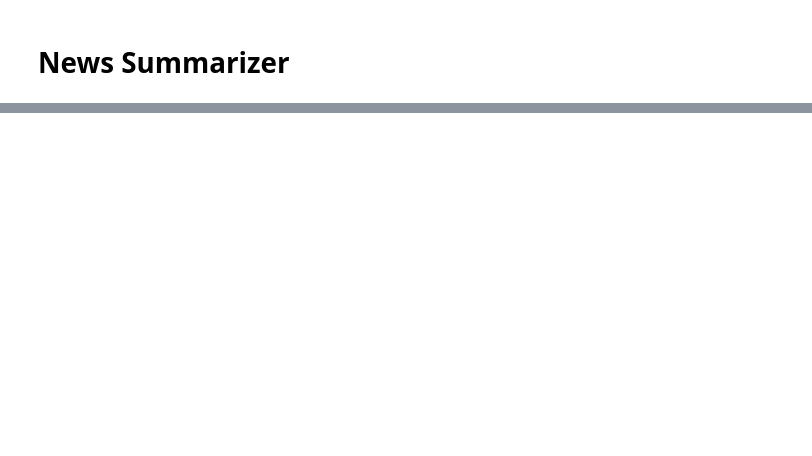
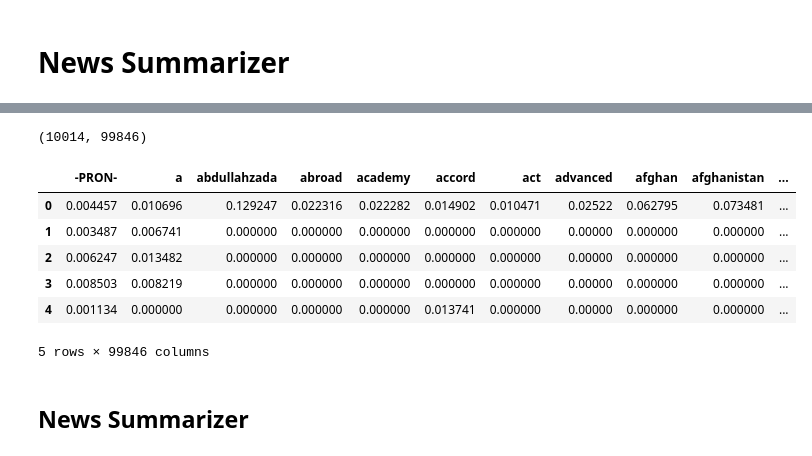
Before and after one commit to leodlca/news-summarizer, a Jupyter notebook: news-summarizer.ipynb, the cells around one changed output, grey strips where cells are left out. Saved outputs shown, nothing was run; the diff lists cells and outputs as text; code cells hidden in the pictures; blank space fills up the shorter version.

```diff
--- a/news-summarizer.ipynb
+++ b/news-summarizer.ipynb
@@ -92,26 +91,36 @@ df.loc[0, 'content']
 # %%
 nlp = spacy.load('en_core_web_sm')
 
 def keep_token(t):
     return (t.is_alpha and
             not (t.is_space or t.is_punct or
                  t.is_stop or t.like_num))
 
 def lemmatize_doc(doc):
     return [t.lemma_ for t in doc if keep_token(t)]
 
-def preprocess(texts, no_below=1e-3, no_above=.2):
+def preprocess(texts):
     docs = [lemmatize_doc(nlp(doc)) for doc in texts]
     docs_dict = Dictionary(docs)
-    docs_dict.filter_extremes(no_below=no_below, no_above=no_above)
     docs_dict.compactify()
     docs_corpus = [docs_dict.doc2bow(doc) for doc in docs]
     model_tfidf = TfidfModel(docs_corpus, id2word=docs_dict)
     docs_tfidf = model_tfidf[docs_corpus]
     tfidf_matrix = np.vstack([sparse2full(c, len(docs_dict)) for c in docs_tfidf])
 
     return pd.DataFrame(tfidf_matrix, columns=docs_dict.token2id.keys())
 
 tfidf_df = preprocess(df['content'])
 print(tfidf_df.shape)
 tfidf_df.head()
+# %% [output]
+(10014, 99846)
+|  | -PRON- | a | abdullahzada | abroad | academy | accord | act | advanced | afghan | afghanistan | ... |
+| 0 | 0.004457 | 0.010696 | 0.129247 | 0.022316 | 0.022282 | 0.014902 | 0.010471 | 0.02522 | 0.062795 | 0.073481 | ... |
+| 1 | 0.003487 | 0.006741 | 0.000000 | 0.000000 | 0.000000 | 0.000000 | 0.000000 | 0.00000 | 0.000000 | 0.000000 | ... |
+| 2 | 0.006247 | 0.013482 | 0.000000 | 0.000000 | 0.000000 | 0.000000 | 0.000000 | 0.00000 | 0.000000 | 0.000000 | ... |
+| 3 | 0.008503 | 0.008219 | 0.000000 | 0.000000 | 0.000000 | 0.000000 | 0.000000 | 0.00000 | 0.000000 | 0.000000 | ... |
+| 4 | 0.001134 | 0.000000 | 0.000000 | 0.000000 | 0.000000 | 0.013741 | 0.000000 | 0.00000 | 0.000000 | 0.000000 | ... |
+5 rows × 99846 columns
+# %% [markdown]
+## News Summarizer
```
Also changed, not shown: parts of 14 cells of this notebook.
